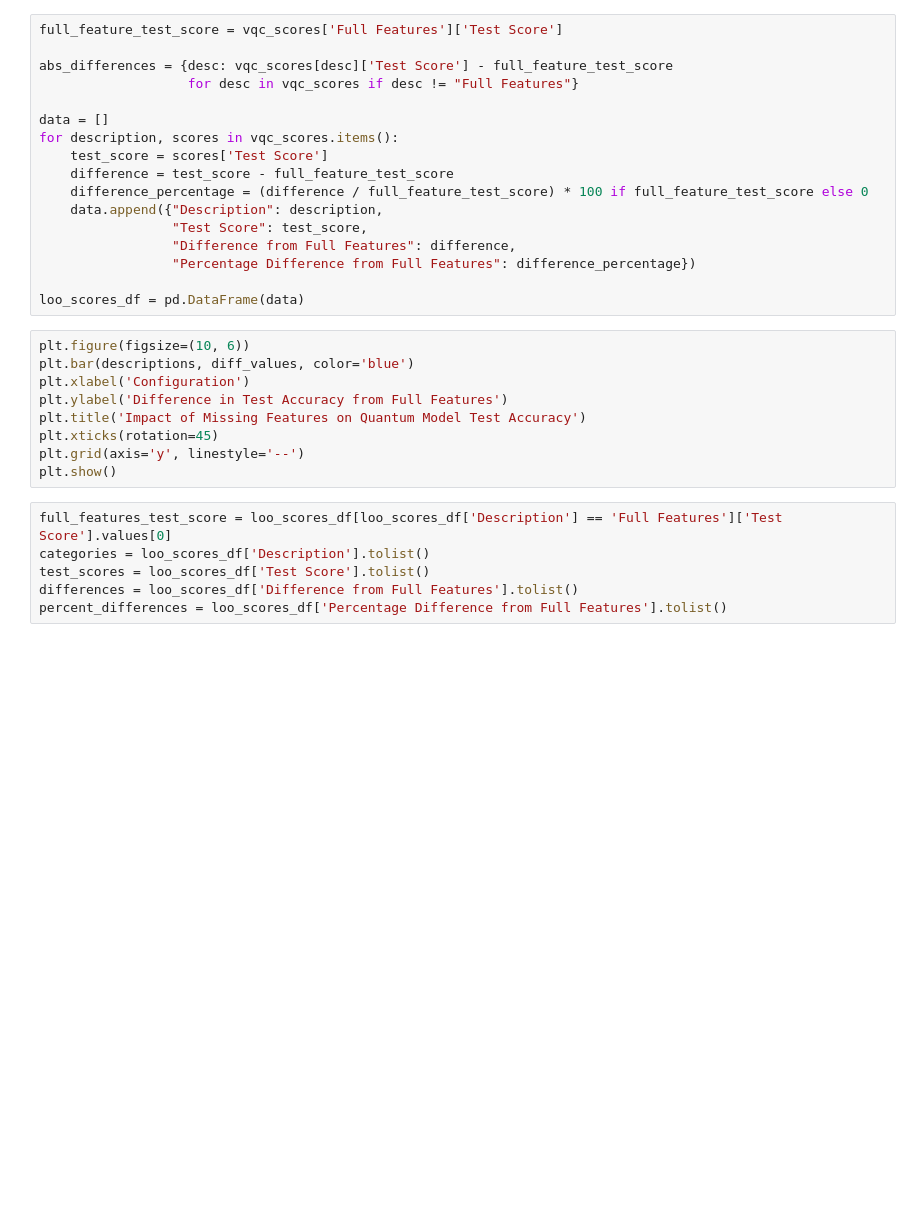
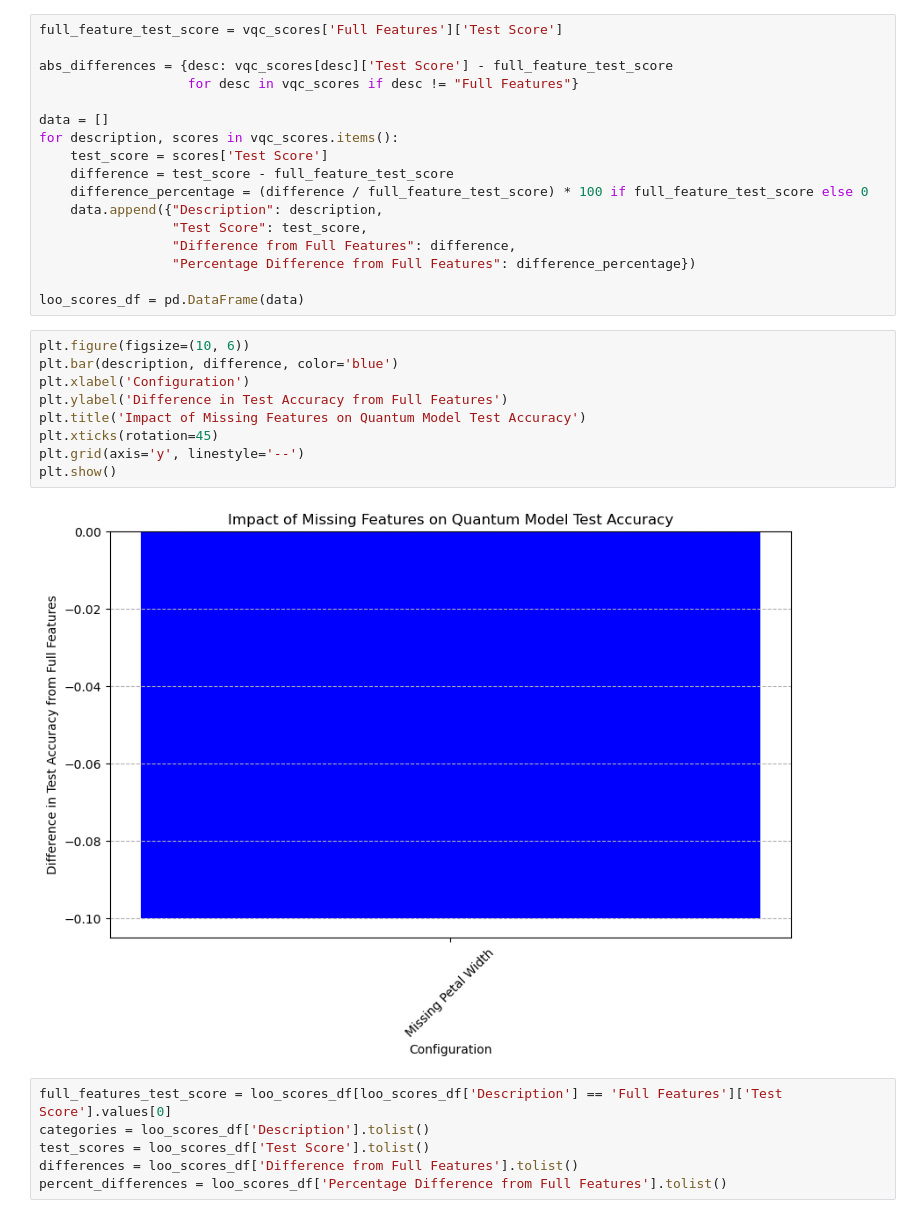
Before and after one commit to LukePower01/ml-to-qml, a Jupyter notebook: iris_quantum_feature_importance.ipynb, the cells around one changed output. Cells and saved outputs as stored; diff of their text form; blank space fills up the shorter version.

```diff
--- a/iris_quantum_feature_importance.ipynb
+++ b/iris_quantum_feature_importance.ipynb
@@ -215,13 +199,15 @@ for description, scores in vqc_scores.items():
 loo_scores_df = pd.DataFrame(data)
 # %%
 plt.figure(figsize=(10, 6))
-plt.bar(descriptions, diff_values, color='blue')
+plt.bar(description, difference, color='blue')
 plt.xlabel('Configuration')
 plt.ylabel('Difference in Test Accuracy from Full Features')
 plt.title('Impact of Missing Features on Quantum Model Test Accuracy')
 plt.xticks(rotation=45)
 plt.grid(axis='y', linestyle='--')
 plt.show()
+# %% [output]
+[figure, added]
 # %%
 full_features_test_score = loo_scores_df[loo_scores_df['Description'] == 'Full Features']['Test Score'].values[0]
 categories = loo_scores_df['Description'].tolist()
```
Also changed, not shown: parts of 7 cells of this notebook, 3 other files.
